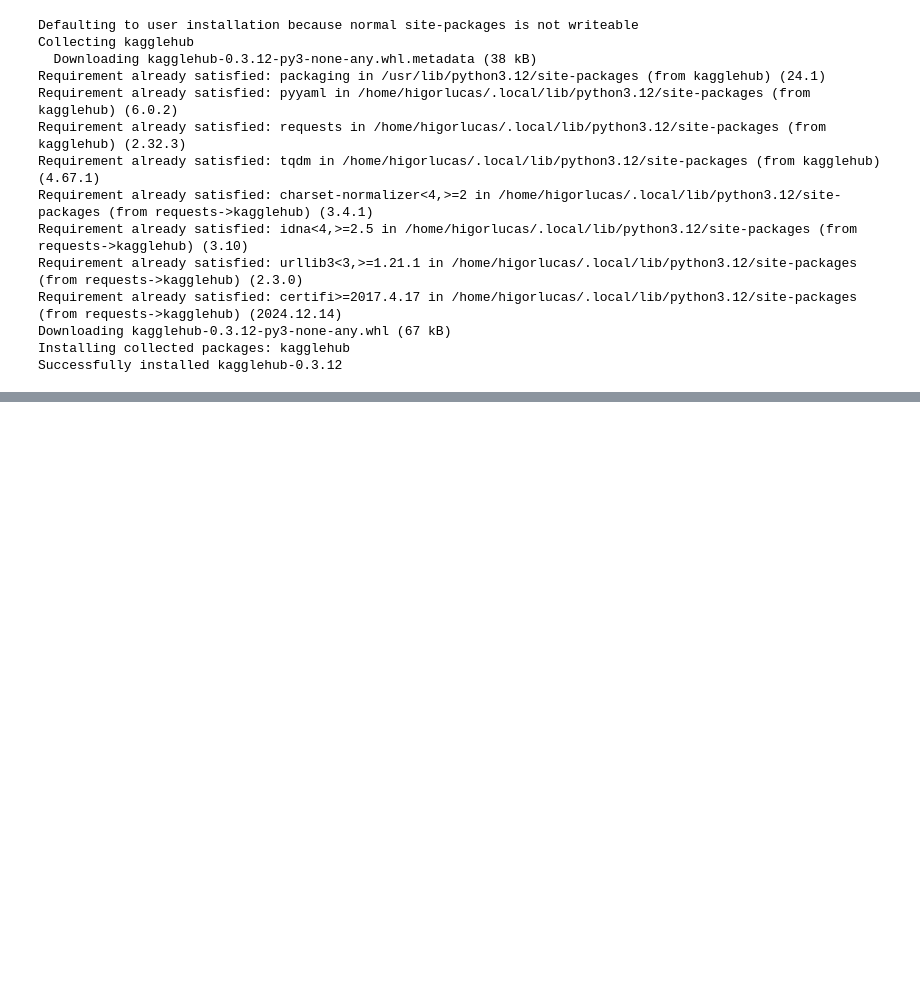
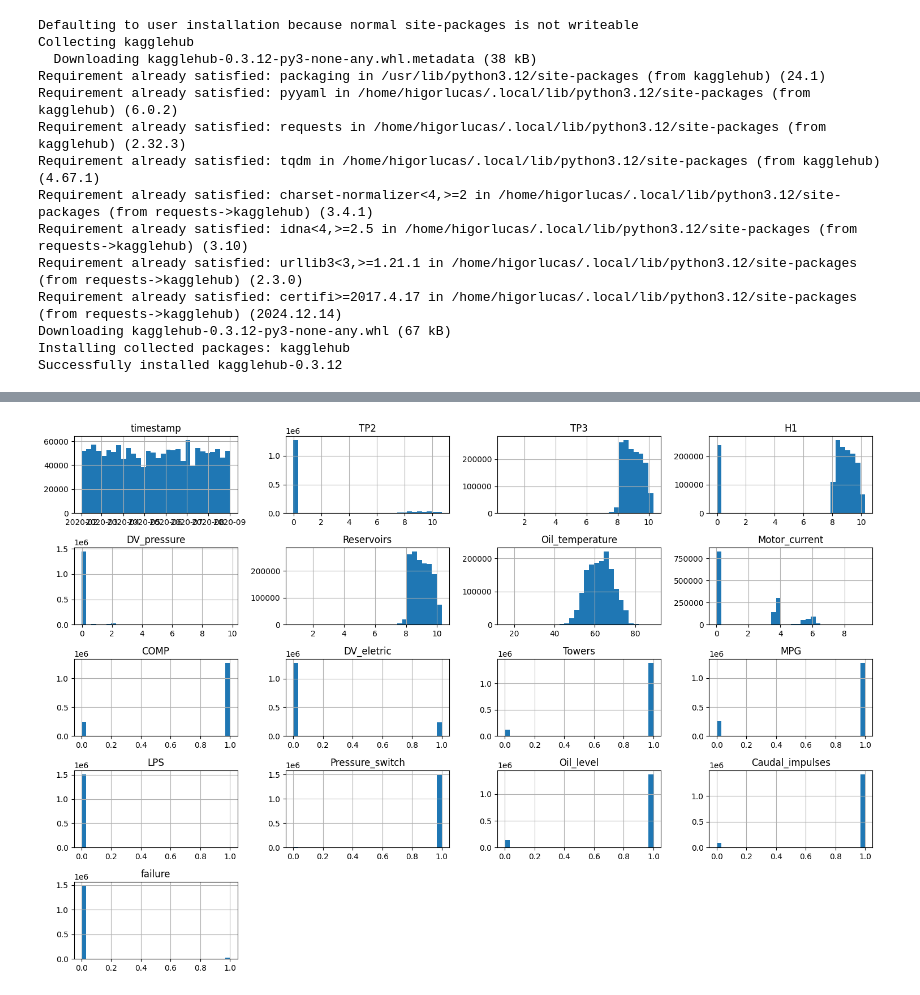
Before and after one commit to higorlucas125/Data-Mining-, a Jupyter notebook: WorkFinish.ipynb, the cells around one changed output, grey strips where cells are left out. Drawn from its saved outputs; the diff is of its cells as text; code cells hidden in the pictures; blank space fills up the shorter version.

```diff
--- a/WorkFinish.ipynb
+++ b/WorkFinish.ipynb
@@ -31,7 +35,14 @@ Como etapa complementar, serão aplicadas técnicas de Explainable AI (como SHAP
 # %%
 import kagglehub
+import pandas as pd
+from kagglehub import KaggleDatasetAdapter
 
-# Download latest version
-path = kagglehub.dataset_download("orvile/traffic-and-weather-datasets")
 
-print("Path to dataset files:", path)
+file_path = "Metro.csv"  # caminho correto do arquivo dentro do dataset
+
+df = kagglehub.load_dataset(
+    KaggleDatasetAdapter.PANDAS,
+    "pattinson9999/uci-metropt-3-dataset",
+    file_path
+)
+df['failure'] = 0
@@ -40,2 +49,5 @@ ModuleNotFoundError: No module named 'kagglehub'
 # %%
-Test novo novo
+df
+
+## Removendo coluna Unnamed,poís ela não faz muito sentido para nós, vamos nos guiar pelo ID
+df = df.drop(columns=['Unnamed: 0'])
@@ -41,0 +138,15 @@ Test novo novo
+# %%
+df['timestamp'] = pd.to_datetime(df['timestamp'])
+start_timestamp_1 = pd.to_datetime('2020-04-18 00:00:00')
+end_timestamp_1 = pd.to_datetime('2020-04-18 23:59:00')
+start_timestamp_2 = pd.to_datetime('2020-05-29 23:30:00')
+end_timestamp_2= pd.to_datetime('2020-05-30 06:00:00')
+start_timestamp_3 = pd.to_datetime('2020-06-05 10:00:00')
+end_timestamp_3 = pd.to_datetime('2020-06-07 14:30:00')
+start_timestamp_4 = pd.to_datetime('2020-07-15 14:30:00')
+end_timestamp_4 = pd.to_datetime('2020-07-15 19:00:00')
+j=0
+for i in df["timestamp"]:
+  if (((i >= start_timestamp_1) and (i <= end_timestamp_1)) or ((i >= start_timestamp_2) and (i <= end_timestamp_2)) or ((i >= start_timestamp_3) and (i <= end_timestamp_3)) or ((i >= start_timestamp_4) and (i <= end_timestamp_4))):
+    df.at[j, 'failure'] = 1
+  j+=1
@@ -41,0 +205,9 @@ Test novo novo
+# %%
+## Pré processamento para identifação das melhores variaveis utilizando algumas tecnicas
+# A utilização do histograma é para verificar a normalização da base
+import matplotlib.pyplot as plt
+df.hist(bins=30, figsize=(15, 10))
+plt.tight_layout()
+plt.show()
+# %% [output]
+[figure, added]
```
Also changed, not shown: parts of 11 cells of this notebook, 3 other files.
